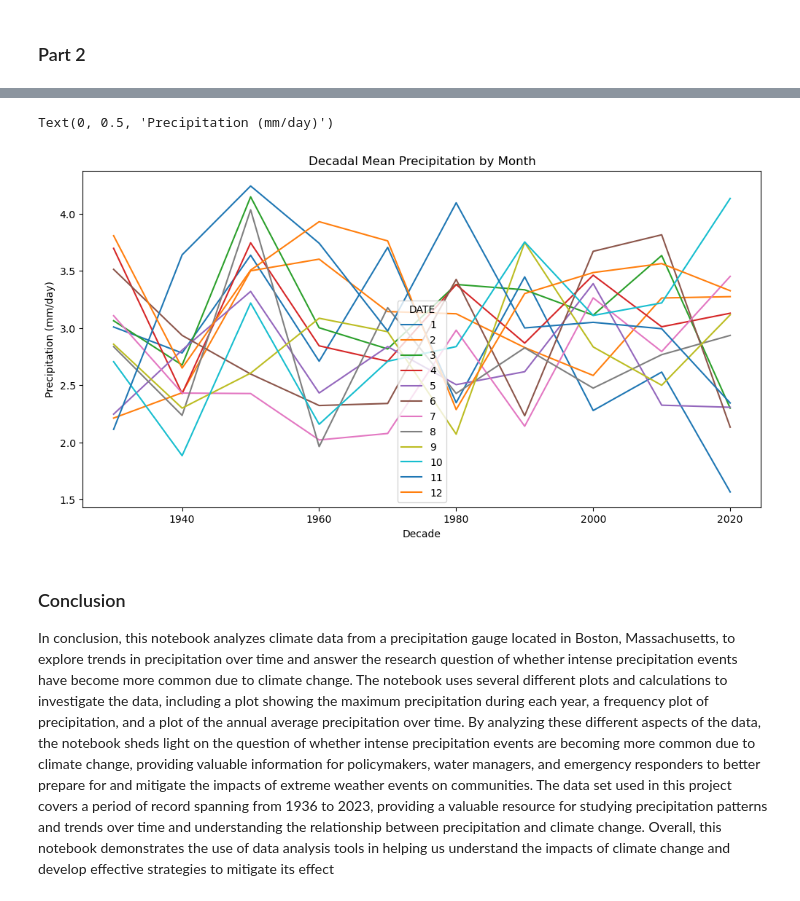
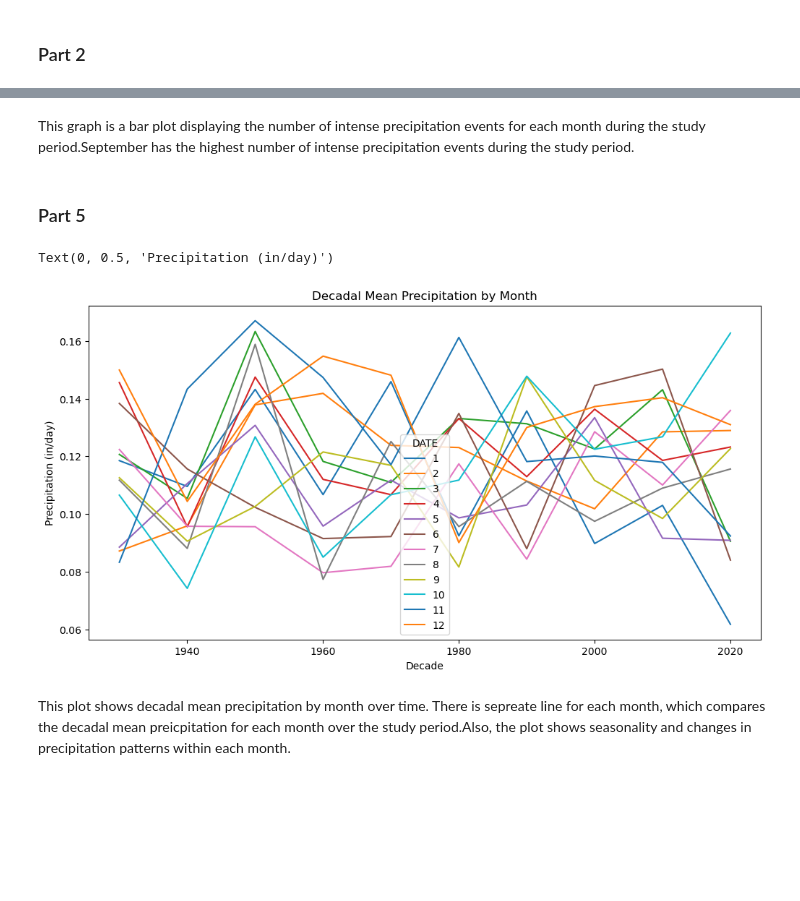
Before and after one commit to kb1190/kushbasnet, a Jupyter notebook: ESCI 796.02_Class Project.ipynb, the cells around one changed output, grey strips where cells are left out. Saved outputs shown, nothing was run; the diff lists cells and outputs as text; code cells hidden in the pictures; blank space fills up the shorter version.

```diff
--- a/ESCI 796.02_Class Project.ipynb
+++ b/ESCI 796.02_Class Project.ipynb
@@ -85,8 +81,4 @@ data.rename(columns={"PRCP":"precip"},inplace=True)
 
 # Delete unnecessary columns
 data.drop(columns = {"STATION","NAME","SNOW","SNWD",},inplace = True)
-# %%
-# Convert Precipitation unit from inches to millimeters for primary station
-
-data['precip'] = data['precip'] * 25.4
 # %%
@@ -193,28 +192,0 @@ plt.show()
-# %%
-# Create a new column with the week number
-data['week'] = data.index.strftime('%U')
-
-# Compute the mean precipitation for each week of the year
-weekly_means = data.groupby('week')['precip'].mean()
-
-# Create a new column with the month number
-data['month'] = data.index.month
-
-# Compute the mean precipitation for each month of the year
-monthly_means = data.groupby('month')['precip'].mean()
-
-# Plot the weekly means with the monthly means as a background
-fig, ax = plt.subplots()
-ax.plot(weekly_means.index, weekly_means.values, label='Weekly means')
-ax.plot(monthly_means.index, monthly_means.values, label='Monthly means', alpha=0.5)
-
-# Highlight the seasonality
-for month in range(1, 13):
-    week_numbers = data.loc[data['month'] == month, 'week'].unique()
-    ax.fill_between(week_numbers, 0, weekly_means.loc[week_numbers], alpha=0.1)
-
-# Set the axis labels and legend
-ax.set_xlabel('Week of the year')
-ax.set_ylabel('Precipitation (mm/day)')
-ax.legend()
-plt.show()
@@ -223,26 +193,28 @@ plt.show()
+# %% [markdown]
+This graph is a bar plot displaying the number of intense precipitation events for each month during the study period.September has the highest number of intense precipitation events during the study period.
+# %% [markdown]
+### Part 5
 # %%
 # Create a new column to represent the decade of each data point
 data['decade'] = (data.index.year // 10) * 10
 
 # Calculate the mean precipitation for each decade and each month
 decadal_monthly_means = data.groupby(['decade', data.index.month])['precip'].mean()
 
 # Reshape the data into a pivot table for plotting
 decadal_monthly_means = decadal_monthly_means.reset_index()
 decadal_monthly_means_pivot = decadal_monthly_means.pivot(index='decade', columns='DATE', values='precip')
 
 # Create a line plot with separate lines for each month
-fig, ax = plt.subplots(figsize=(12,6))
+fig5, ax = plt.subplots(figsize=(12,6))
 decadal_monthly_means_pivot.plot(ax=ax)
 
 # Add title and axis labels
 ax.set_title('Decadal Mean Precipitation by Month')
 ax.set_xlabel('Decade')
-ax.set_ylabel('Precipitation (mm/day)')
+ax.set_ylabel('Precipitation (in/day)')
 # %% [output]
-Text(0, 0.5, 'Precipitation (mm/day)')
+Text(0, 0.5, 'Precipitation (in/day)')
-[figure, old version]
+[figure, new version]
-# %% [markdown]
-### Conclusion
-
-In conclusion, this notebook analyzes climate data from a precipitation gauge located in Boston, Massachusetts, to explore trends in precipitation over time and answer the research question of whether intense precipitation events have become more common due to climate change. The notebook uses several different plots and calculations to investigate the data, including a plot showing the maximum precipitation during each year, a frequency plot of precipitation, and a plot of the annual average precipitation over time. By analyzing these different aspects of the data, the notebook sheds light on the question of whether intense precipitation events are becoming more common due to climate change, providing valuable information for policymakers, water managers, and emergency responders to better prepare for and mitigate the impacts of extreme weather events on communities. The data set used in this project covers a period of record spanning from 1936 to 2023, providing a valuable resource for studying precipitation patterns and trends over time and understanding the relationship between precipitation and climate change. Overall, this notebook demonstrates the use of data analysis tools in helping us understand the impacts of climate change and develop effective strategies to mitigate its effect
+# %% [markdown]
+This plot shows decadal mean precipitation by month over time. There is sepreate line for each month, which compares the decadal mean preicpitation for each month over the study period.Also, the plot shows seasonality and changes in precipitation patterns within each month.
```
Also changed, not shown: parts of 20 cells of this notebook.
